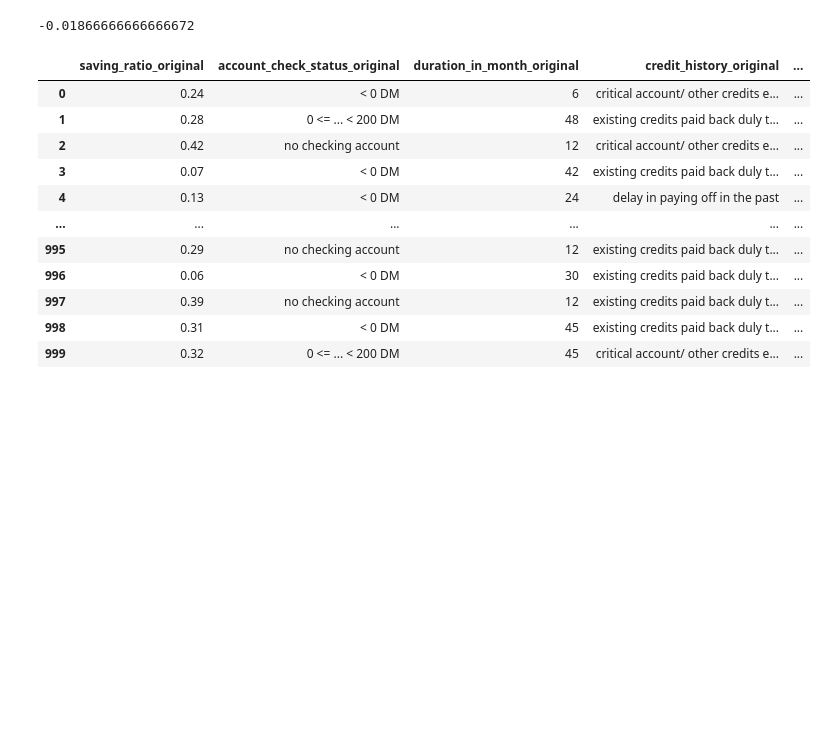
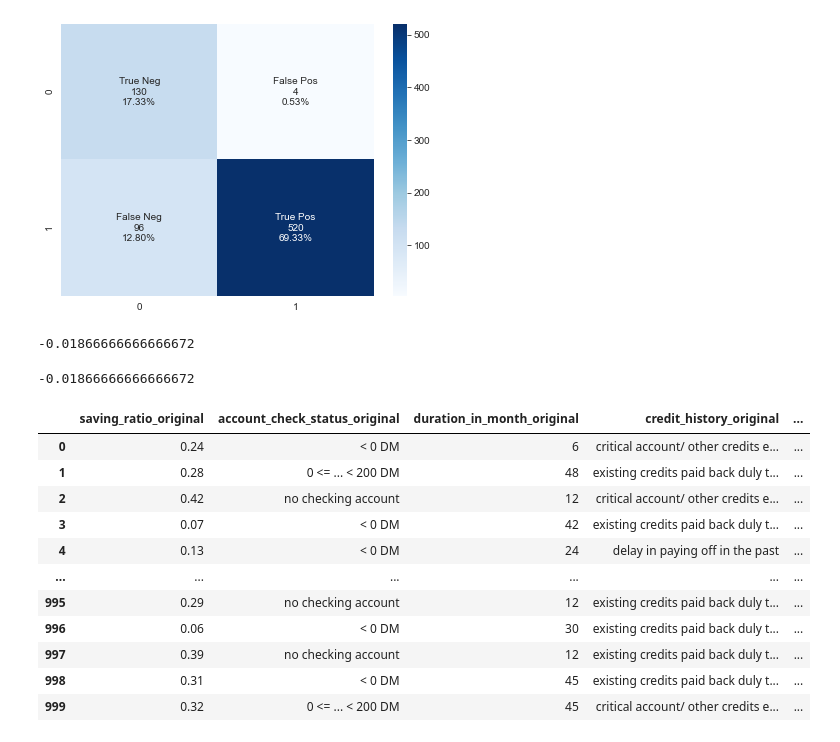
Before and after one commit to MustafaBozkurt84/chartsjs_machine_learning_report, a Jupyter notebook: Untitled.ipynb, the cells around one changed output. Drawn from its saved outputs; the diff is of its cells as text; code cells hidden in the pictures; blank space fills up the shorter version.

```diff
--- a/Untitled.ipynb
+++ b/Untitled.ipynb
@@ -39,0 +66,14 @@ my_dict["dif"]
+# %%
+fig1, ax1 = plt.subplots(figsize=(7,5))
+ax1 = sns.set_style("darkgrid")
+
+cf_matrix1 = np.array([[accuracy_report["TN"][0], accuracy_report["FP"][0]],
+                          [accuracy_report["FN"][0], accuracy_report["TP"][0]]])
+group_names1 = ["True Neg", "False Pos", "False Neg", "True Pos"]
+group_counts1 = ["{0:0.0f}".format(value) for value in  cf_matrix1.flatten()]
+group_percentages1 = ["{0:.2%}".format(value) for value in cf_matrix1.flatten() / np.sum(cf_matrix1)]
+labels1 = [f"{v1}\n{v2}\n{v3}" for v1, v2, v3 in zip(group_names1, group_counts1, group_percentages1)]
+labels1 = np.asarray(labels1).reshape(2, 2)
+sns.heatmap(cf_matrix1, annot=labels1, fmt="", cmap='Blues');
+# %% [output]
+[figure, added]
@@ -40,3 +84,7 @@ my_dict["dif"]
+# %%
+my_dict["dif"]
+# %% [output]
+-0.01866666666666672
 # %%
 accuracy_report["Accuracy"][1]- accuracy_report["Accuracy"][0]
 # %% [output]
```
Also changed, not shown: parts of 11 cells of this notebook, 2 other files.
